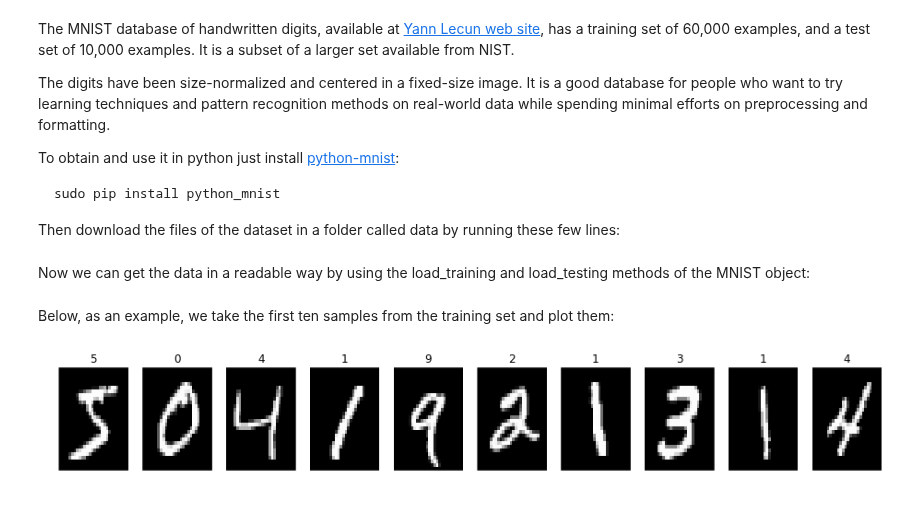
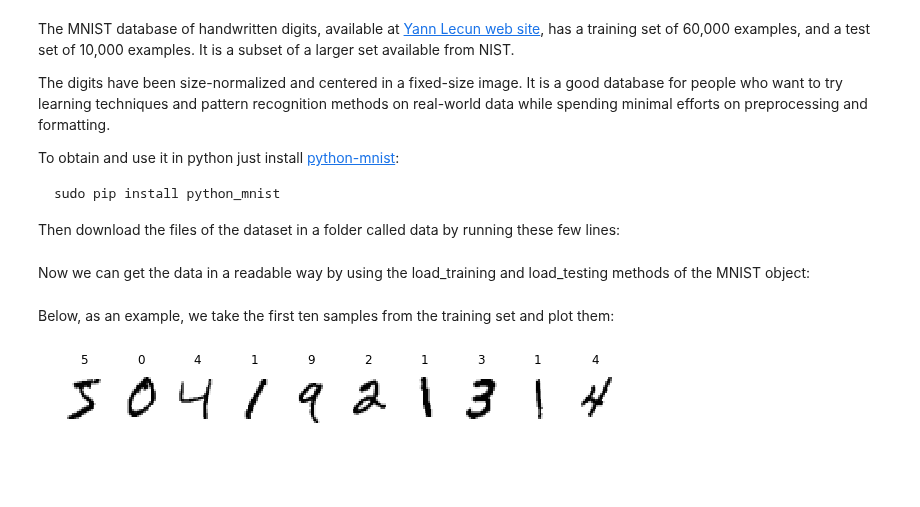
Before and after one commit to cecconeurale/neunet-basics, a Jupyter notebook: course/mnist.ipynb, the cells around one changed output. Drawn from its saved outputs; the diff is of its cells as text; code cells hidden in the pictures; blank space fills up the shorter version.

```diff
--- a/course/mnist.ipynb
+++ b/course/mnist.ipynb
@@ -39,32 +39,32 @@ Below, as an example, we take the first ten samples from the training set and pl
 # %%
 %matplotlib inline
 from pylab import *
 
 # define the number of samples to take
 num_samples = 10
 
 # create a figure where we will store all samples
-figure(figsize=(16,2))
+figure(figsize=(10,1))
 
 # iterate over samples'indices
 for sample in xrange(num_samples) :
 
     # the image corresponding to the 'sample' index
     img = mndata.train_images[sample]
     # the label of the image
     label = mndata.train_labels[sample]
     # the image is stored as a rolled vector,
     # we have to roll it back in a matrix
     aimg = array(img).reshape(mnist_side_pixel, mnist_side_pixel)
     # open a subplot for each sample
     subplot(1, num_samples, sample+1)
     # the corresponding digit is the title of the plot
     title(label)
     # we use imshow to plot the matrix of pixels
     imshow(aimg, interpolation = 'none',
-        aspect = 'auto', cmap = cm.gist_gray)
+        aspect = 'auto', cmap = cm.binary)
     axis("off")
 
 show()
 # %% [output]
-[figure, old version]
+[figure, new version]
```
Also changed, not shown: 3 other files.
